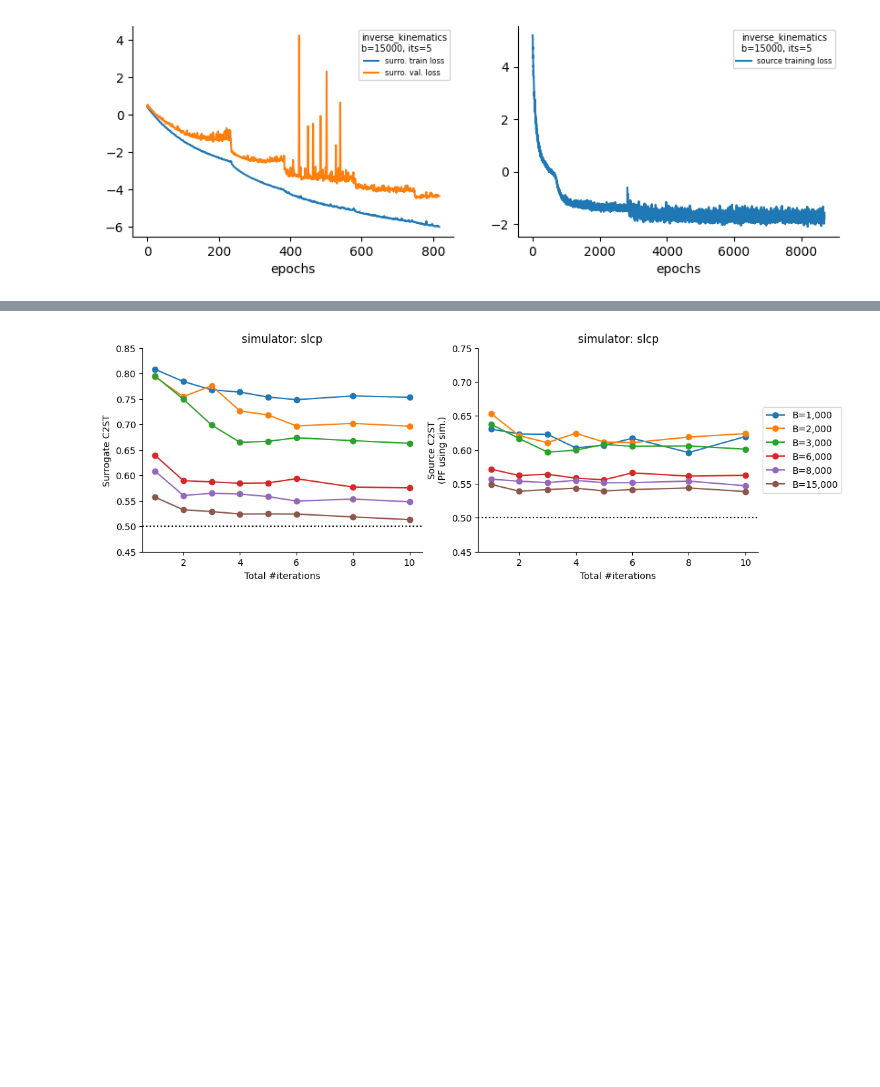
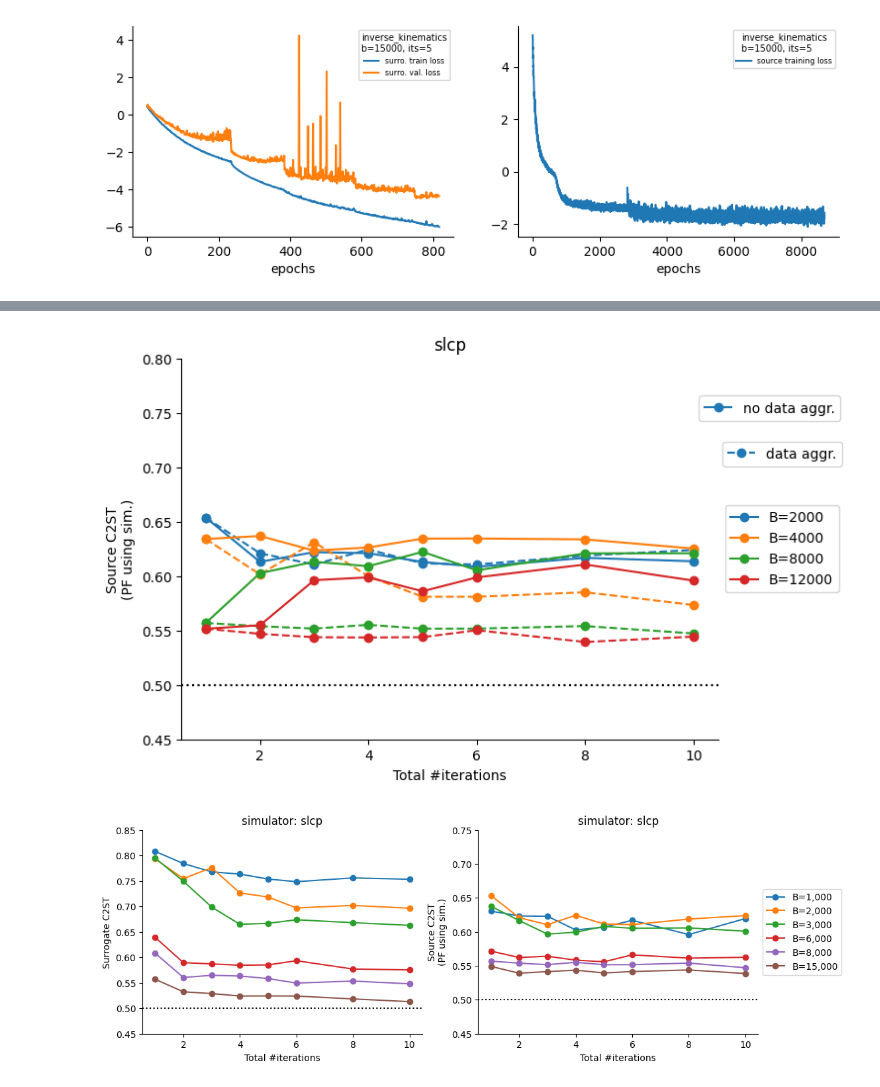
Before and after one commit to mackelab/sourcerer-sequential, a Jupyter notebook: results_analysis/naive_seq_benchmark_results_25_11.ipynb, the cells around one changed output, grey strips where cells are left out. Drawn from its saved outputs; the diff is of its cells as text; code cells hidden in the pictures; blank space fills up the shorter version.

```diff
--- a/results_analysis/naive_seq_benchmark_results_25_11.ipynb
+++ b/results_analysis/naive_seq_benchmark_results_25_11.ipynb
@@ -311,3 +319,62 @@ mean_gt_source_kole(base_path_aggregate, simulator, 15000, 2)
+# %%
+fig, ax = plt.subplots(figsize=(7, 5))
+
+simulator='slcp'
+metric_idx = 1
+
+plt_baselines = []
+plt_aggregates = []
+colors = plt.rcParams['axes.prop_cycle'].by_key()['color']
+
+for bidx, b in enumerate([2000, 4000, 8000, 12_000]):
+    vals = np.zeros((len(ITERS), len(METRICS_NAMES)))
+    stds = np.zeros((len(ITERS), len(METRICS_NAMES)))
+    for i, num_iters in enumerate(ITERS):
+        mean_df, std_df = average_df_over_seeds(base_path_baseline,
+                                                simulator, b, num_iters)
+        mean_df = mean_df[METRICS_NAMES].iloc[-1:]
+        std_df = std_df[METRICS_NAMES].iloc[-1:]
+        vals[i], stds[i] = mean_df.values, std_df.values
+
+
+    # ax.errorbar(x=ITERS, y=vals[:, metric_idx], yerr=stds[:, metric_idx],
+                # capsize=1.5, elinewidth=2, fmt='o', linestyle='-', label=f"B={b}")
+    p1, = ax.plot(ITERS, vals[:, metric_idx], 'o-', color=colors[bidx], label=f"B={b}")
+    plt_baselines.append(p1)
+
+    vals = np.zeros((len(ITERS), len(METRICS_NAMES)))
+    stds = np.zeros((len(ITERS), len(METRICS_NAMES)))
+    for i, num_iters in enumerate(ITERS):
+        mean_df, std_df = average_df_over_seeds(base_path_aggregate,
+                                                simulator, b, num_iters)
+        mean_df = mean_df[METRICS_NAMES].iloc[-1:]
+        std_df = std_df[METRICS_NAMES].iloc[-1:]
+        vals[i], stds[i] = mean_df.values, std_df.values
+
+
+    # ax.errorbar(x=ITERS, y=vals[:, metric_idx], yerr=stds[:, metric_idx],
+                # capsize=1.5, elinewidth=2, fmt='o', linestyle='-', label=f"B={b}")
+    p2, = ax.plot(ITERS, vals[:, metric_idx], 'o--',color=colors[bidx])
+    plt_aggregates.append(p2)
+
+
+
+leg1 = plt.legend(plt_baselines[0:1], ['no data aggr.'], loc='upper right', bbox_to_anchor=(1.24, 0.92))
+leg2 = plt.legend(plt_aggregates[0:1], ["data aggr."], loc='upper right', bbox_to_anchor=(1.244, 0.8))
+ax.add_artist(leg1); ax.add_artist(leg2)
+
+
+ax.set_ylim(0.45, 0.8)
+ax.axhline(0.5, color='k', ls=':')
+
+ax.set_title(f"{simulator}")
+ax.set_xlabel("Total #iterations")
+ax.set_ylabel(METRICS_LABELS[METRICS_NAMES[metric_idx]])
+
+ax.legend(loc='center left', bbox_to_anchor=(1, 0.5))
+plt.show()
+# %% [output]
+[figure, added]
 # %%
 def plot_metric_multiple_budgets(base_path, simulator, metric_idx,
                                  budgets=[1000, 2000, 3000, 6000, 8000, 15_000],
```
Also changed, not shown: parts of 6 cells of this notebook.
